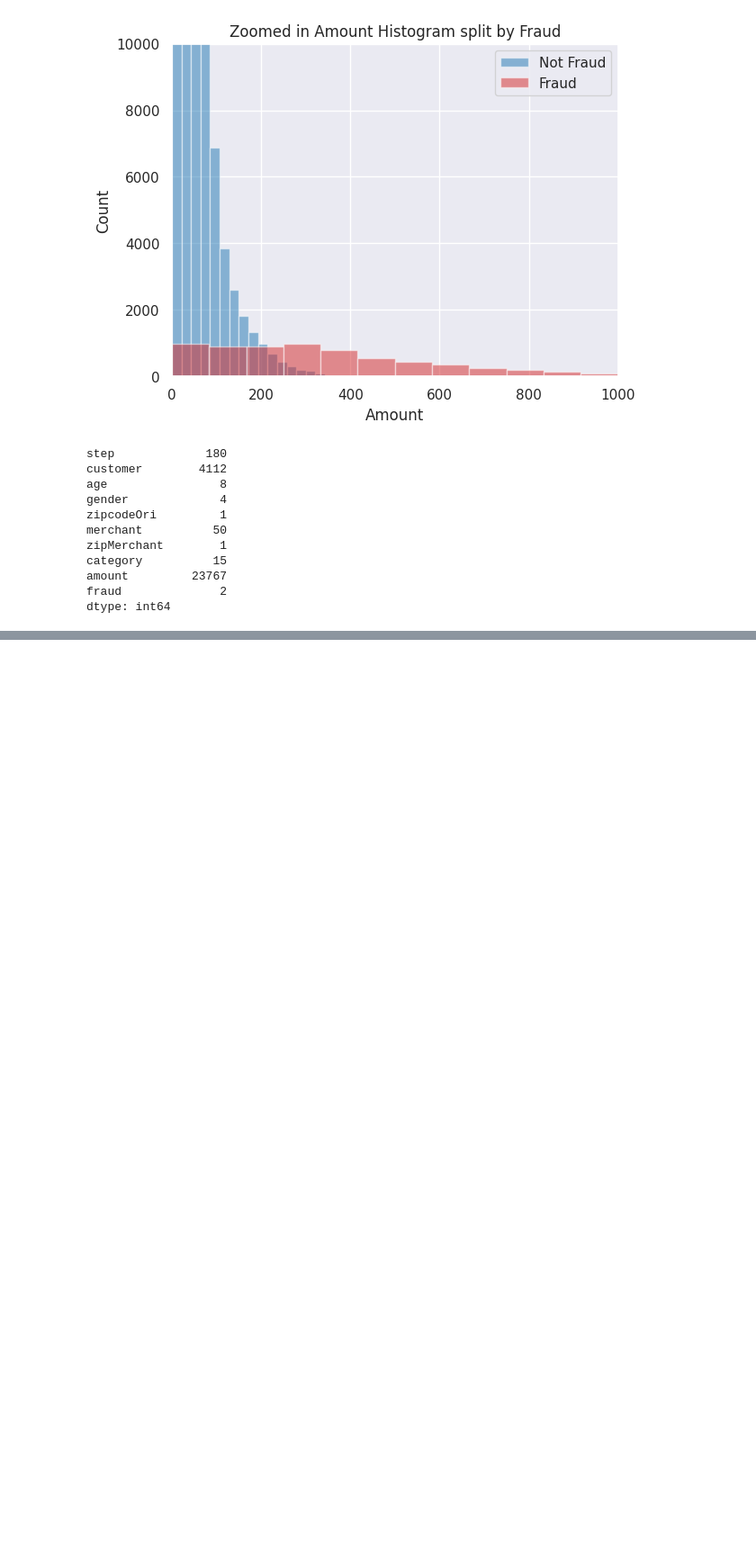
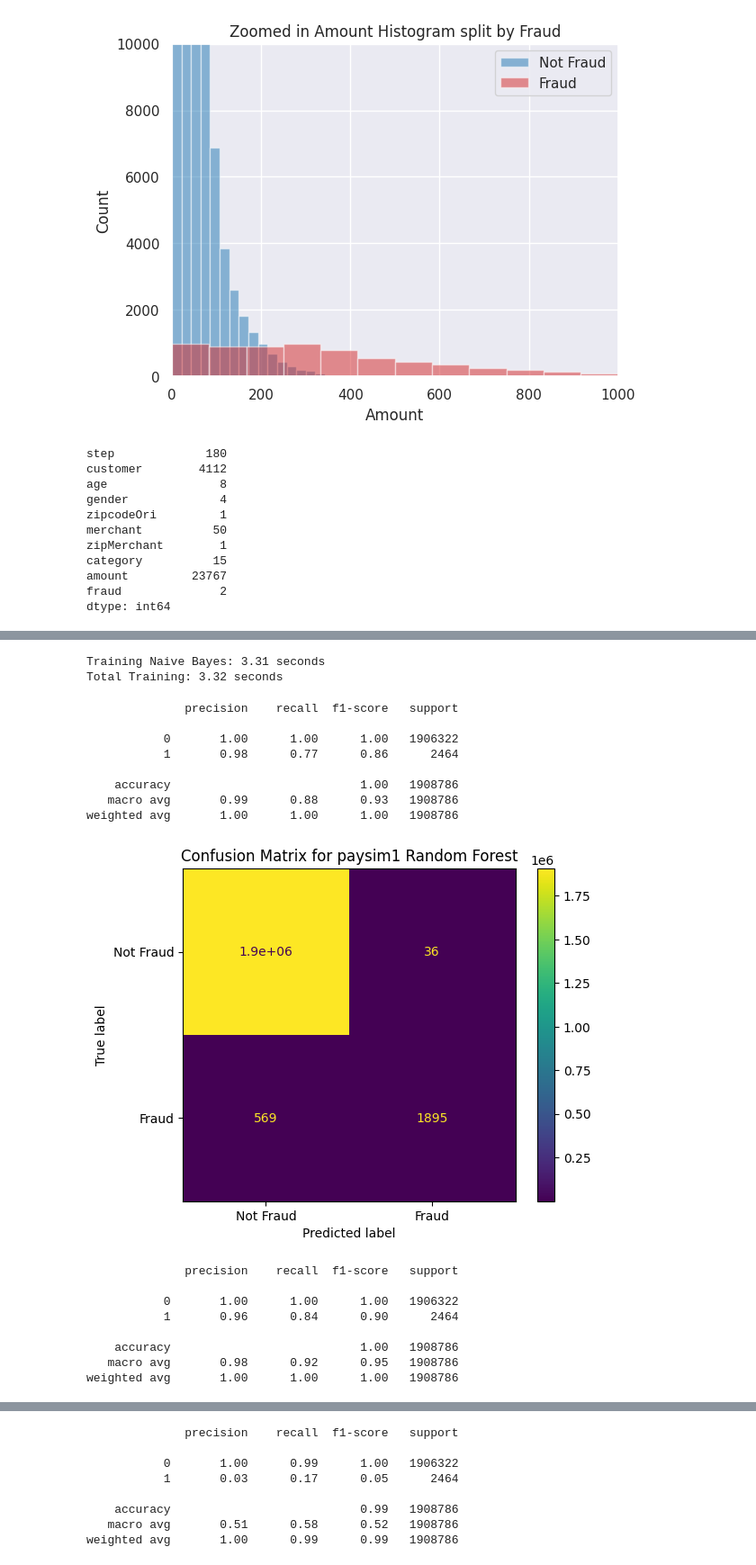
Before and after one commit to hollow-owl/CSCE439_final_project, a Jupyter notebook: banksim1.ipynb, the cells around one changed output, grey strips where cells are left out. Shown at 90% size. Saved outputs shown, nothing was run; the diff lists cells and outputs as text; code cells hidden in the pictures; blank space fills up the shorter version.

```diff
--- a/banksim1.ipynb
+++ b/banksim1.ipynb
@@ -291,0 +335,14 @@ weighted avg       0.99      0.98      0.99    178393
+# %%
+dataset = 'paysim1' # TODO multiple datasets
+# Load Data
+paysim = pd.read_csv(f'{data_dir}paysim1/PS_20174392719_1491204439457_log.csv')
+# Display Data
+## TODO DIFFERENT FOR EACH DATASET
+# %%
+
+# Clean up data
+data = paysim.rename(columns={'isFraud': 'fraud'})
+print(data.nunique())
+cat_cols = ['type','nameOrig', 'nameDest']
+label_encoders = label_encode(data, cat_cols)
+data.dtypes
@@ -291,0 +374,33 @@ weighted avg       0.99      0.98      0.99    178393
+# %%
+# Train Data
+## Should be same for each
+# X_train, X_test, y_train, y_test = split_data(data)
+_data = split_data(data) # so good with names
+models, model_pickles = create_models(dataset, *_data, skip_existing=True)
+# %% [output]
+Training Naive Bayes: 3.31 seconds
+Total Training: 3.32 seconds
+# %%
+
+# Display
+model_results(dataset, models, *_data, load_from_disk=True)
+
+# TODO Comparing Models and Datasets
+# %% [output]
+              precision    recall  f1-score   support
+
+           0       1.00      1.00      1.00   1906322
+           1       0.98      0.77      0.86      2464
+
+    accuracy                           1.00   1908786
+   macro avg       0.99      0.88      0.93   1908786
+weighted avg       1.00      1.00      1.00   1908786
+[figure, added]
+              precision    recall  f1-score   support
+
+           0       1.00      1.00      1.00   1906322
+           1       0.96      0.84      0.90      2464
+
+    accuracy                           1.00   1908786
+   macro avg       0.98      0.92      0.95   1908786
+weighted avg       1.00      1.00      1.00   1908786
@@ -291,0 +408,8 @@ weighted avg       0.99      0.98      0.99    178393
+              precision    recall  f1-score   support
+
+           0       1.00      0.99      1.00   1906322
+           1       0.03      0.17      0.05      2464
+
+    accuracy                           0.99   1908786
+   macro avg       0.51      0.58      0.52   1908786
+weighted avg       1.00      0.99      0.99   1908786
```
Also changed, not shown: parts of 12 cells of this notebook.
